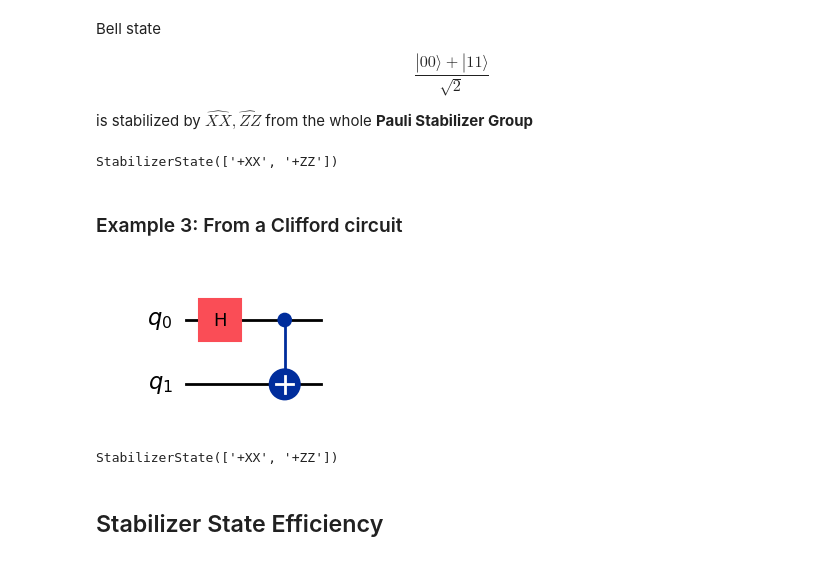
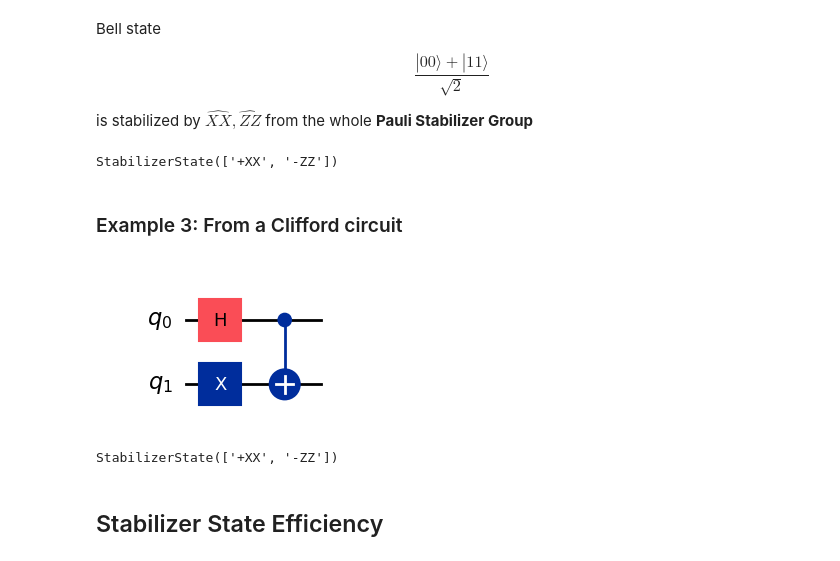
Before and after one commit to AKookani/BrickwallCliffordCircuit, a Jupyter notebook: Meeting_24_6_2026.ipynb, the cells around one changed output. Drawn from its saved outputs; the diff is of its cells as text; code cells hidden in the pictures.

```diff
--- a/Meeting_24_6_2026.ipynb
+++ b/Meeting_24_6_2026.ipynb
@@ -99,29 +99,30 @@ is stabilized by $\hat{XX}, \hat{ZZ}$ from the whole **Pauli Stabilizer Group**
 from qiskit.quantum_info import StabilizerState
 
 bell = StabilizerState.from_stabilizer_list([
-    "XX",
-    "ZZ"
+    "+XX",
+    "-ZZ"
 ])
 
 print(bell)
 # %% [output]
-StabilizerState(['+XX', '+ZZ'])
+StabilizerState(['+XX', '-ZZ'])
 # %% [markdown]
 ### Example 3: From a Clifford circuit
 # %%
 from qiskit import QuantumCircuit
 from qiskit.quantum_info import StabilizerState
 
 qc = QuantumCircuit(2)
 qc.h(0)
+qc.x(1)
 qc.cx(0, 1)
 display(qc.draw('mpl'))
 
 state = StabilizerState(qc)
 print(state)
 # %% [output]
-[figure, old version]
+[figure, new version]
-StabilizerState(['+XX', '+ZZ'])
+StabilizerState(['+XX', '-ZZ'])
 # %% [markdown]
 ## Stabilizer State Efficiency
 # %% [markdown]
```
Also changed, not shown: parts of 1 cell of this notebook.
